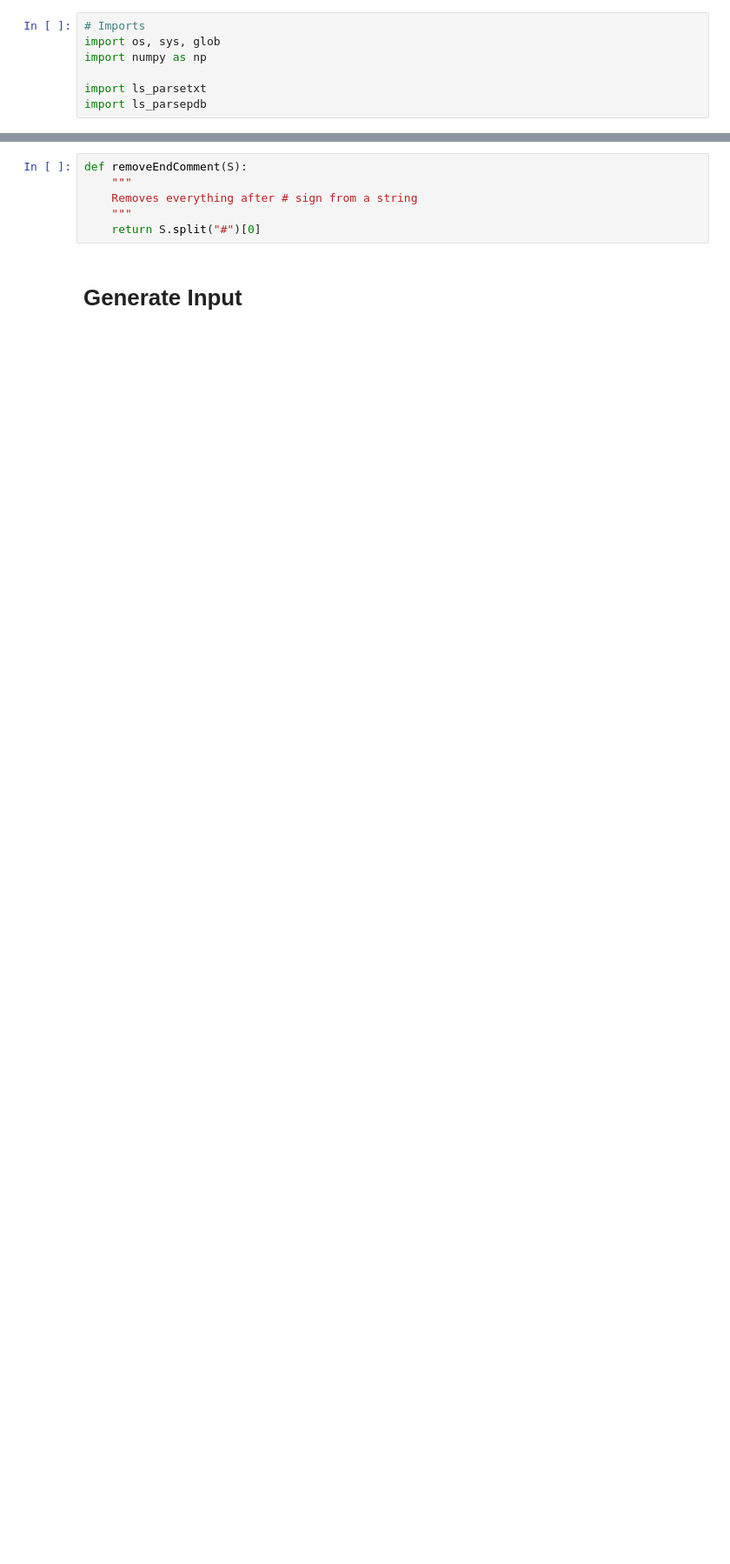
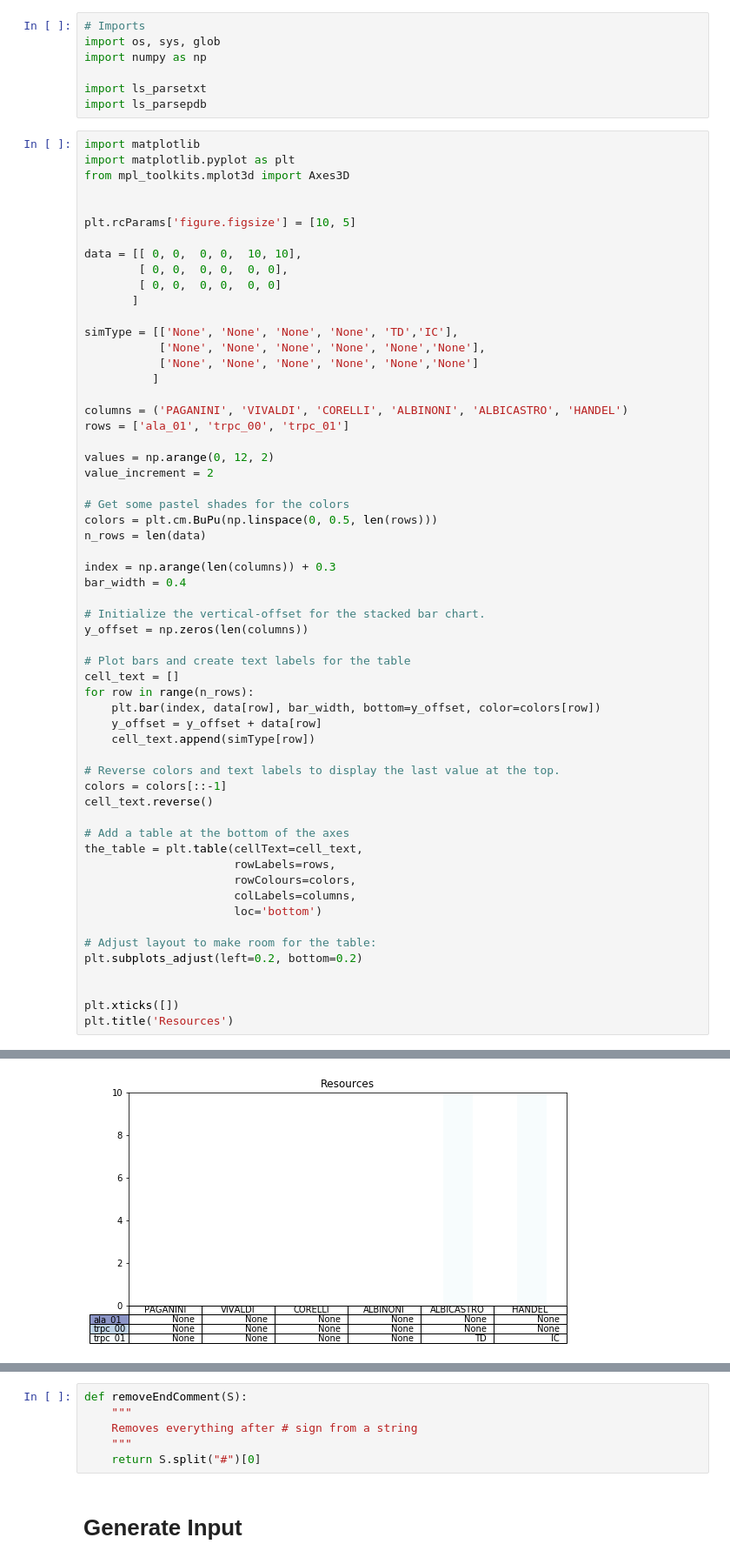
Before and after one commit to spirilaurentiu/Robosample, a Jupyter notebook: tools/rexz.ipynb, the cells around one changed output, grey strips where cells are left out. Shown at 87% size. Drawn from its saved outputs; the diff is of its cells as text; blank space fills up the shorter version.

```diff
--- a/tools/rexz.ipynb
+++ b/tools/rexz.ipynb
@@ -9,3 +9,62 @@ import numpy as np
 
 import ls_parsetxt
 import ls_parsepdb
+# %%
+import matplotlib
+import matplotlib.pyplot as plt
+from mpl_toolkits.mplot3d import Axes3D
+
+
+plt.rcParams['figure.figsize'] = [10, 5]
+
+data = [[ 0, 0,  0, 0,  10, 10],
+        [ 0, 0,  0, 0,  0, 0],
+        [ 0, 0,  0, 0,  0, 0]
+       ]
+
+simType = [['None', 'None', 'None', 'None', 'TD','IC'],
+           ['None', 'None', 'None', 'None', 'None','None'],
+           ['None', 'None', 'None', 'None', 'None','None']
+          ]
+
+columns = ('PAGANINI', 'VIVALDI', 'CORELLI', 'ALBINONI', 'ALBICASTRO', 'HANDEL')
+rows = ['ala_01', 'trpc_00', 'trpc_01']
+
+values = np.arange(0, 12, 2)
+value_increment = 2
+
+# Get some pastel shades for the colors
+colors = plt.cm.BuPu(np.linspace(0, 0.5, len(rows)))
+n_rows = len(data)
+
+index = np.arange(len(columns)) + 0.3
+bar_width = 0.4
+
+# Initialize the vertical-offset for the stacked bar chart.
+y_offset = np.zeros(len(columns))
+
+# Plot bars and create text labels for the table
+cell_text = []
+for row in range(n_rows):
+    plt.bar(index, data[row], bar_width, bottom=y_offset, color=colors[row])
+    y_offset = y_offset + data[row]
+    cell_text.append(simType[row])
+
+# Reverse colors and text labels to display the last value at the top.
+colors = colors[::-1]
+cell_text.reverse()
+
+# Add a table at the bottom of the axes
+the_table = plt.table(cellText=cell_text,
+                      rowLabels=rows,
+                      rowColours=colors,
+                      colLabels=columns,
+                      loc='bottom')
+
+# Adjust layout to make room for the table:
+plt.subplots_adjust(left=0.2, bottom=0.2)
+
+
+plt.xticks([])
+plt.title('Resources')
+# %% [output]
@@ -11,0 +72 @@ import ls_parsepdb
+[figure, added]
```
Also changed, not shown: parts of 34 cells of this notebook.
